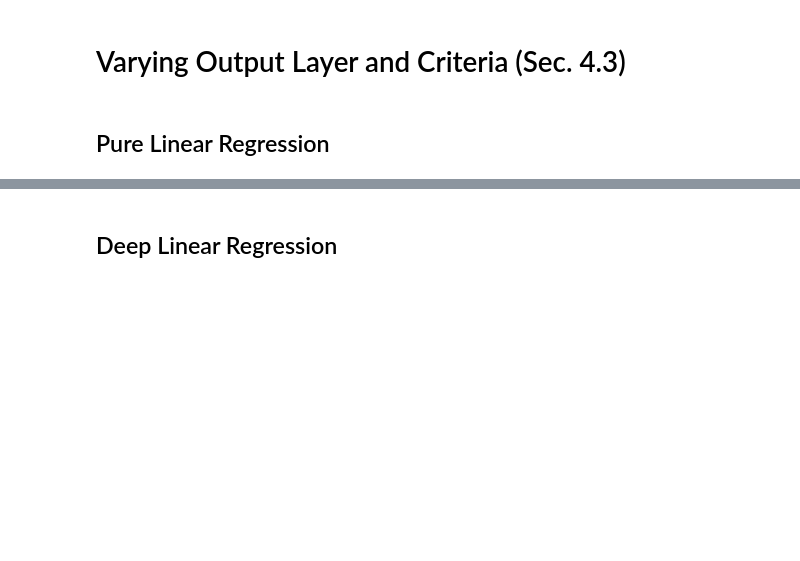
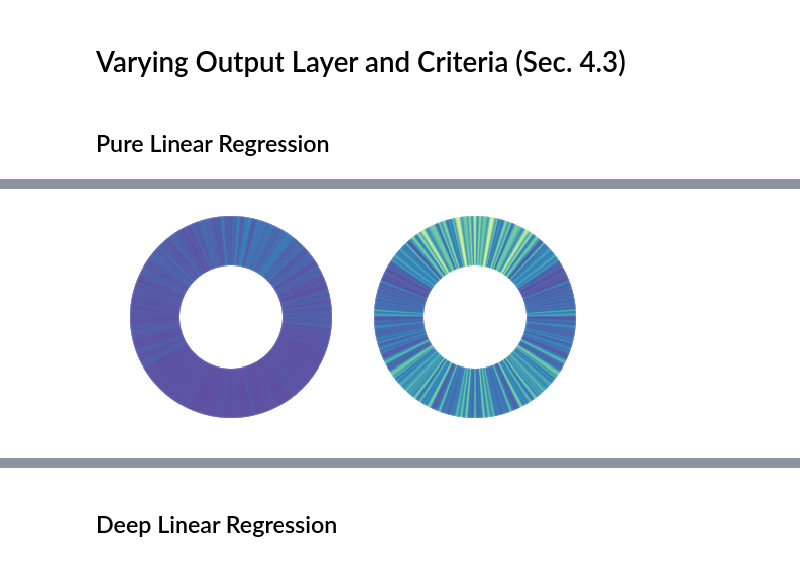
Before and after one commit to sergeyprokudin/BiternionNet, a Jupyter notebook: Experiments - TownCentre.ipynb, the cells around one changed output, grey strips where cells are left out. Saved outputs shown, nothing was run; the diff lists cells and outputs as text; code cells hidden in the pictures; blank space fills up the shorter version.

```diff
--- a/Experiments - TownCentre.ipynb
+++ b/Experiments - TownCentre.ipynb
@@ -350,0 +373,8 @@ Stdev:  0.19°± 0.56°
+# %%
+fig, axes = plt.subplots(1, 2, figsize=(8,4))
+hm_pred = cyclic_filter(mkheatmap_deg(np.concatenate(y_preds_shallow_linreg)[:,0], nbins=3600)/5, gaussfilter(41))
+hm_real = cyclic_filter(mkheatmap_deg(yte, nbins=3600), gaussfilter(41))
+donut(axes[0], hm_pred/(len(yte)/400), bg=(201, 201), R=50, aapow=40);
+donut(axes[1], hm_real/(len(yte)/400), bg=(201, 201), R=50, aapow=40);
+# %% [output]
+[figure, added]
```
Also changed, not shown: parts of 46 cells of this notebook.
